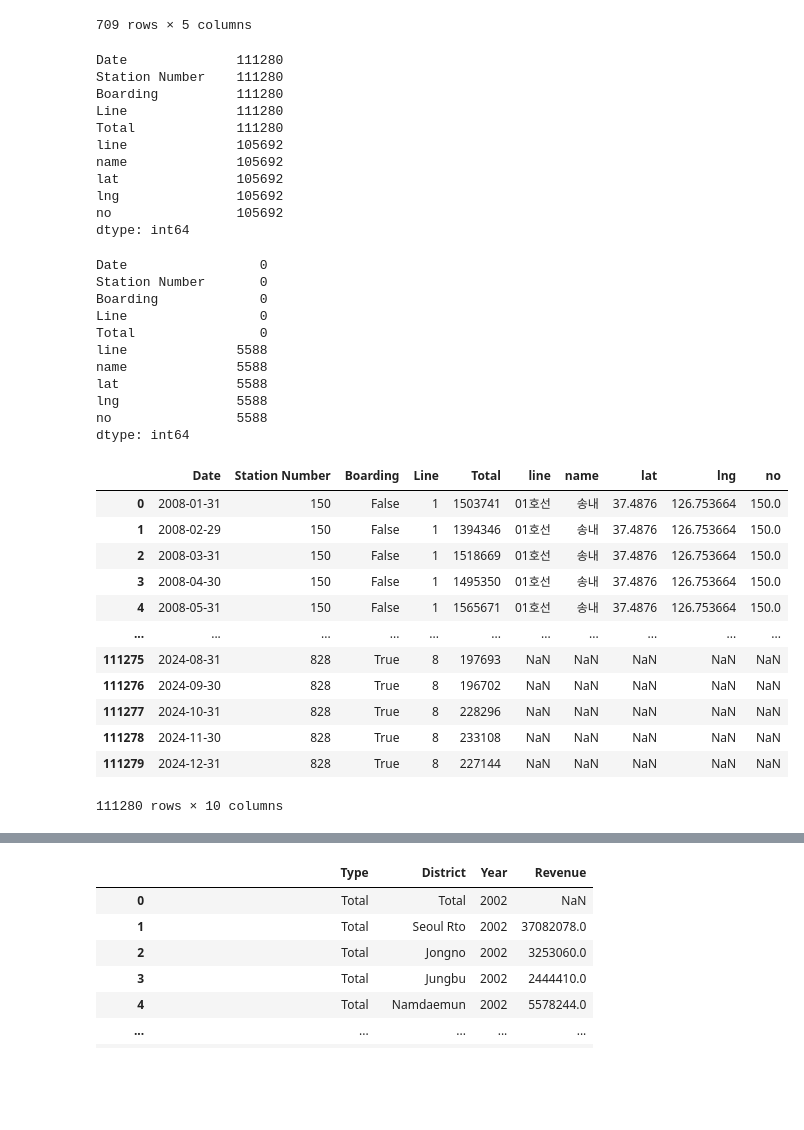
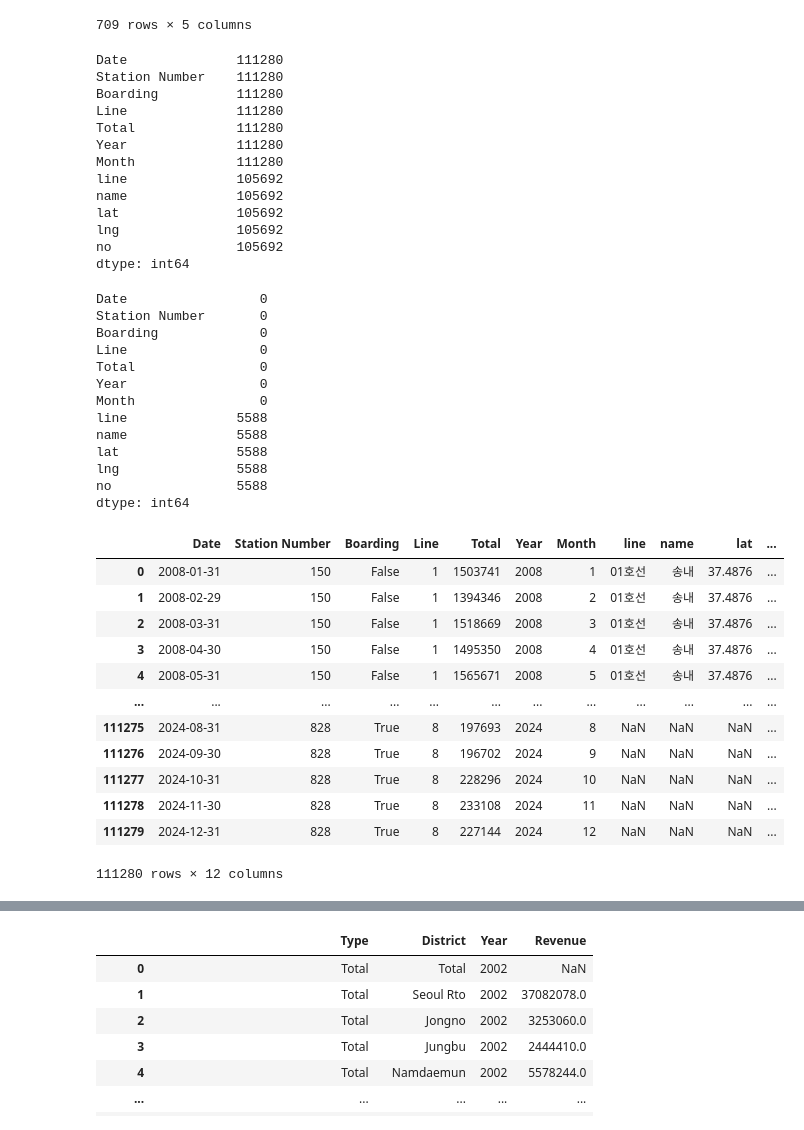
Before and after one commit to omzz15/intro-to-big-data-group-project, a Jupyter notebook: notebooks/models/make-data.ipynb, the cells around one changed output, grey strips where cells are left out. Cells and saved outputs as stored; diff of their text form; code cells hidden in the pictures; blank space fills up the shorter version.

```diff
--- a/notebooks/models/make-data.ipynb
+++ b/notebooks/models/make-data.ipynb
@@ -31,3 +31,10 @@ station_passenger_count_df
 | 111278 | 2024-11-30 | 828 | True | 8 | 233108 |
 | 111279 | 2024-12-31 | 828 | True | 8 | 227144 |
 111280 rows × 5 columns
+# %%
+# Make year and month columns for merging later
+station_passenger_count_df['Date'] = pd.to_datetime(station_passenger_count_df['Date'])
+station_passenger_count_df['Year'] = station_passenger_count_df['Date'].dt.year
+station_passenger_count_df['Month'] = station_passenger_count_df['Date'].dt.month
+
+station_passenger_count_df
@@ -52,49 +73,53 @@ station_location_df
 # %%
 # Try to merge the two datasets on station number
 # First we need to convert no in station_location_df to be an int
 station_location_df['no'] = pd.to_numeric(station_location_df['no'], errors='coerce')
 
-merged_df = pd.merge(station_passenger_count_df, station_location_df, left_on='Station Number', right_on='no', how='left')
+station_passenger_count_location_df = pd.merge(station_passenger_count_df, station_location_df, left_on='Station Number', right_on='no', how='left')
 
 # Check how many missing values there are in the merged dataframe
-print(merged_df.count())
-display(merged_df.isnull().sum())
-merged_df
+print(station_passenger_count_location_df.count())
+display(station_passenger_count_location_df.isnull().sum())
+station_passenger_count_location_df
 # %% [output]
 Date              111280
 Station Number    111280
 Boarding          111280
 Line              111280
 Total             111280
+Year              111280
+Month             111280
 line              105692
 name              105692
 lat               105692
 lng               105692
 no                105692
 dtype: int64
 Date                 0
 Station Number       0
 Boarding             0
 Line                 0
 Total                0
+Year                 0
+Month                0
 line              5588
 name              5588
 lat               5588
 lng               5588
 no                5588
 dtype: int64
-|  | Date | Station Number | Boarding | Line | Total | line | name | lat | lng | no |
-| 0 | 2008-01-31 | 150 | False | 1 | 1503741 | 01호선 | 송내 | 37.4876 | 126.753664 | 150.0 |
-| 1 | 2008-02-29 | 150 | False | 1 | 1394346 | 01호선 | 송내 | 37.4876 | 126.753664 | 150.0 |
-| 2 | 2008-03-31 | 150 | False | 1 | 1518669 | 01호선 | 송내 | 37.4876 | 126.753664 | 150.0 |
-| 3 | 2008-04-30 | 150 | False | 1 | 1495350 | 01호선 | 송내 | 37.4876 | 126.753664 | 150.0 |
-| 4 | 2008-05-31 | 150 | False | 1 | 1565671 | 01호선 | 송내 | 37.4876 | 126.753664 | 150.0 |
-| ... | ... | ... | ... | ... | ... | ... | ... | ... | ... | ... |
-| 111275 | 2024-08-31 | 828 | True | 8 | 197693 | NaN | NaN | NaN | NaN | NaN |
-| 111276 | 2024-09-30 | 828 | True | 8 | 196702 | NaN | NaN | NaN | NaN | NaN |
-| 111277 | 2024-10-31 | 828 | True | 8 | 228296 | NaN | NaN | NaN | NaN | NaN |
-| 111278 | 2024-11-30 | 828 | True | 8 | 233108 | NaN | NaN | NaN | NaN | NaN |
-| 111279 | 2024-12-31 | 828 | True | 8 | 227144 | NaN | NaN | NaN | NaN | NaN |
+|  | Date | Station Number | Boarding | Line | Total | Year | Month | line | name | lat | ... |
+| 0 | 2008-01-31 | 150 | False | 1 | 1503741 | 2008 | 1 | 01호선 | 송내 | 37.4876 | ... |
+| 1 | 2008-02-29 | 150 | False | 1 | 1394346 | 2008 | 2 | 01호선 | 송내 | 37.4876 | ... |
+| 2 | 2008-03-31 | 150 | False | 1 | 1518669 | 2008 | 3 | 01호선 | 송내 | 37.4876 | ... |
+| 3 | 2008-04-30 | 150 | False | 1 | 1495350 | 2008 | 4 | 01호선 | 송내 | 37.4876 | ... |
+| 4 | 2008-05-31 | 150 | False | 1 | 1565671 | 2008 | 5 | 01호선 | 송내 | 37.4876 | ... |
+| ... | ... | ... | ... | ... | ... | ... | ... | ... | ... | ... | ... |
+| 111275 | 2024-08-31 | 828 | True | 8 | 197693 | 2024 | 8 | NaN | NaN | NaN | ... |
+| 111276 | 2024-09-30 | 828 | True | 8 | 196702 | 2024 | 9 | NaN | NaN | NaN | ... |
+| 111277 | 2024-10-31 | 828 | True | 8 | 228296 | 2024 | 10 | NaN | NaN | NaN | ... |
+| 111278 | 2024-11-30 | 828 | True | 8 | 233108 | 2024 | 11 | NaN | NaN | NaN | ... |
+| 111279 | 2024-12-31 | 828 | True | 8 | 227144 | 2024 | 12 | NaN | NaN | NaN | ... |
-111280 rows × 10 columns
+111280 rows × 12 columns
 # %%
 # Most of the data has locations so we will drop rows with missing location data and remove extra columns
```
Also changed, not shown: parts of 23 cells of this notebook, 7 other files.
